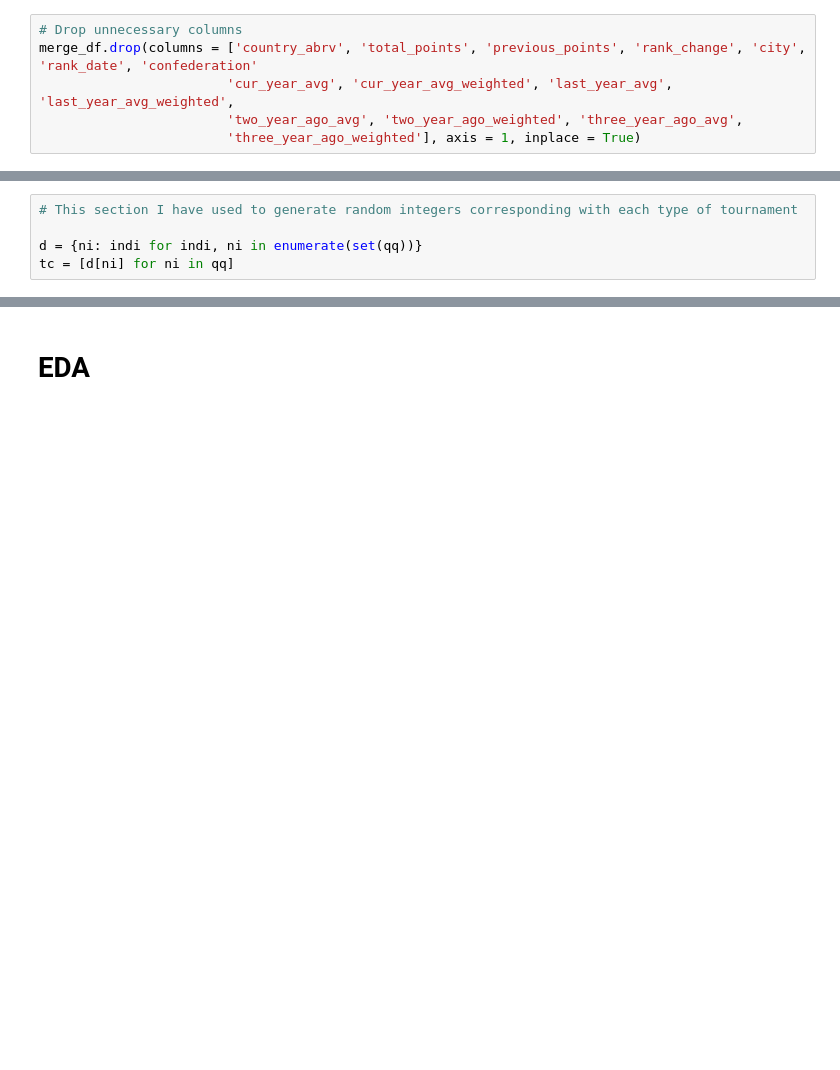
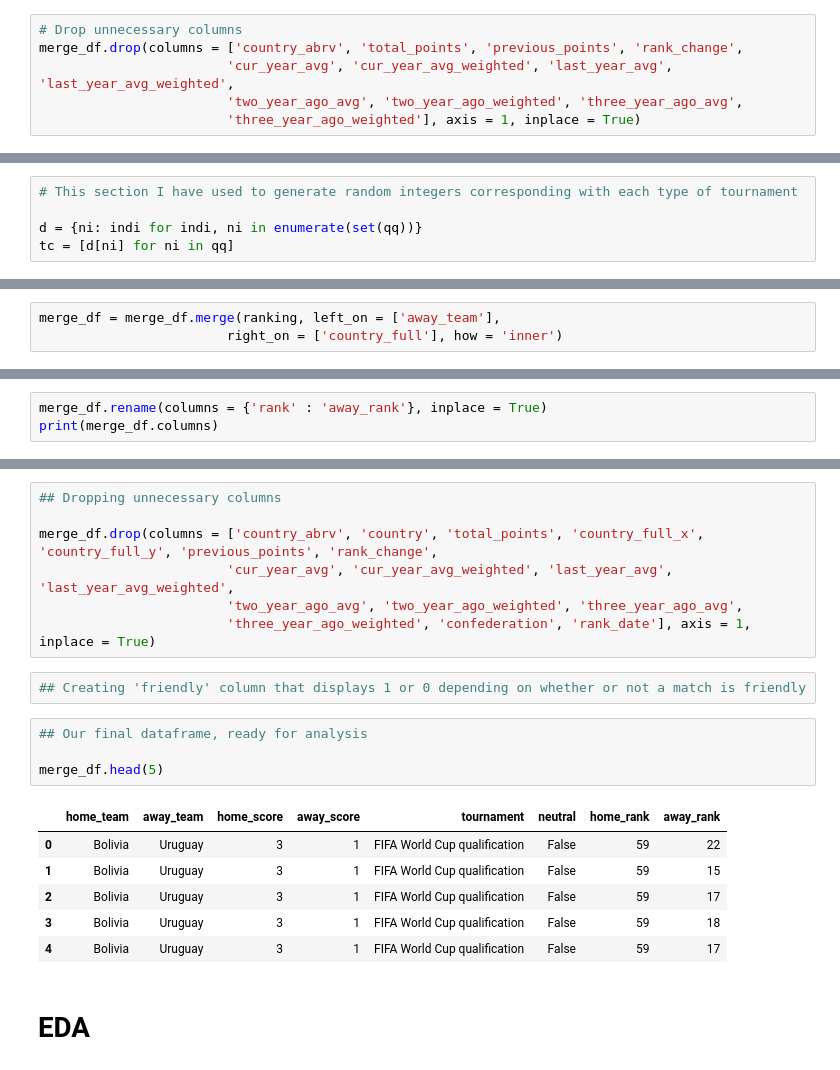
Before and after one commit to markmaloba/DSCORE-Week-6-Independent-Project, a Jupyter notebook: DSCore_W6_IP_Mark_Maloba.ipynb, the cells around one changed output, grey strips where cells are left out. Cells and saved outputs as stored; diff of their text form; blank space fills up the shorter version.

```diff
--- a/DSCore_W6_IP_Mark_Maloba.ipynb
+++ b/DSCore_W6_IP_Mark_Maloba.ipynb
@@ -115,7 +115,7 @@ Index(['date', 'home_team', 'away_team', 'home_score', 'away_score',
       dtype='object')
 # %%
 # Drop unnecessary columns
-merge_df.drop(columns = ['country_abrv', 'total_points', 'previous_points', 'rank_change', 'city', 'rank_date', 'confederation'
+merge_df.drop(columns = ['country_abrv', 'total_points', 'previous_points', 'rank_change',
                         'cur_year_avg', 'cur_year_avg_weighted', 'last_year_avg', 'last_year_avg_weighted',
                         'two_year_ago_avg', 'two_year_ago_weighted', 'three_year_ago_avg',
                         'three_year_ago_weighted'], axis = 1, inplace = True)
@@ -214,0 +177,3 @@ print (tc)
+# %%
+merge_df = merge_df.merge(ranking, left_on = ['away_team'],
+                        right_on = ['country_full'], how = 'inner')
@@ -214,0 +189,3 @@ print (tc)
+# %%
+merge_df.rename(columns = {'rank' : 'away_rank'}, inplace = True)
+print(merge_df.columns)
@@ -215,3 +220,23 @@ print (tc)
+# %%
+## Dropping unnecessary columns
+
+merge_df.drop(columns = ['country_abrv', 'country', 'total_points', 'country_full_x', 'country_full_y', 'previous_points', 'rank_change',
+                        'cur_year_avg', 'cur_year_avg_weighted', 'last_year_avg', 'last_year_avg_weighted',
+                        'two_year_ago_avg', 'two_year_ago_weighted', 'three_year_ago_avg',
+                        'three_year_ago_weighted', 'confederation', 'rank_date'], axis = 1, inplace = True)
+# %%
+## Creating 'friendly' column that displays 1 or 0 depending on whether or not a match is friendly
+# %%
+## Our final dataframe, ready for analysis
+
+merge_df.head(5)
+# %% [output]
+|  | home_team | away_team | home_score | away_score | tournament | neutral | home_rank | away_rank |
+| 0 | Bolivia | Uruguay | 3 | 1 | FIFA World Cup qualification | False | 59 | 22 |
+| 1 | Bolivia | Uruguay | 3 | 1 | FIFA World Cup qualification | False | 59 | 15 |
+| 2 | Bolivia | Uruguay | 3 | 1 | FIFA World Cup qualification | False | 59 | 17 |
+| 3 | Bolivia | Uruguay | 3 | 1 | FIFA World Cup qualification | False | 59 | 18 |
+| 4 | Bolivia | Uruguay | 3 | 1 | FIFA World Cup qualification | False | 59 | 17 |
 # %% [markdown]
 # EDA
 # %%
```
Also changed, not shown: parts of 12 cells of this notebook.
